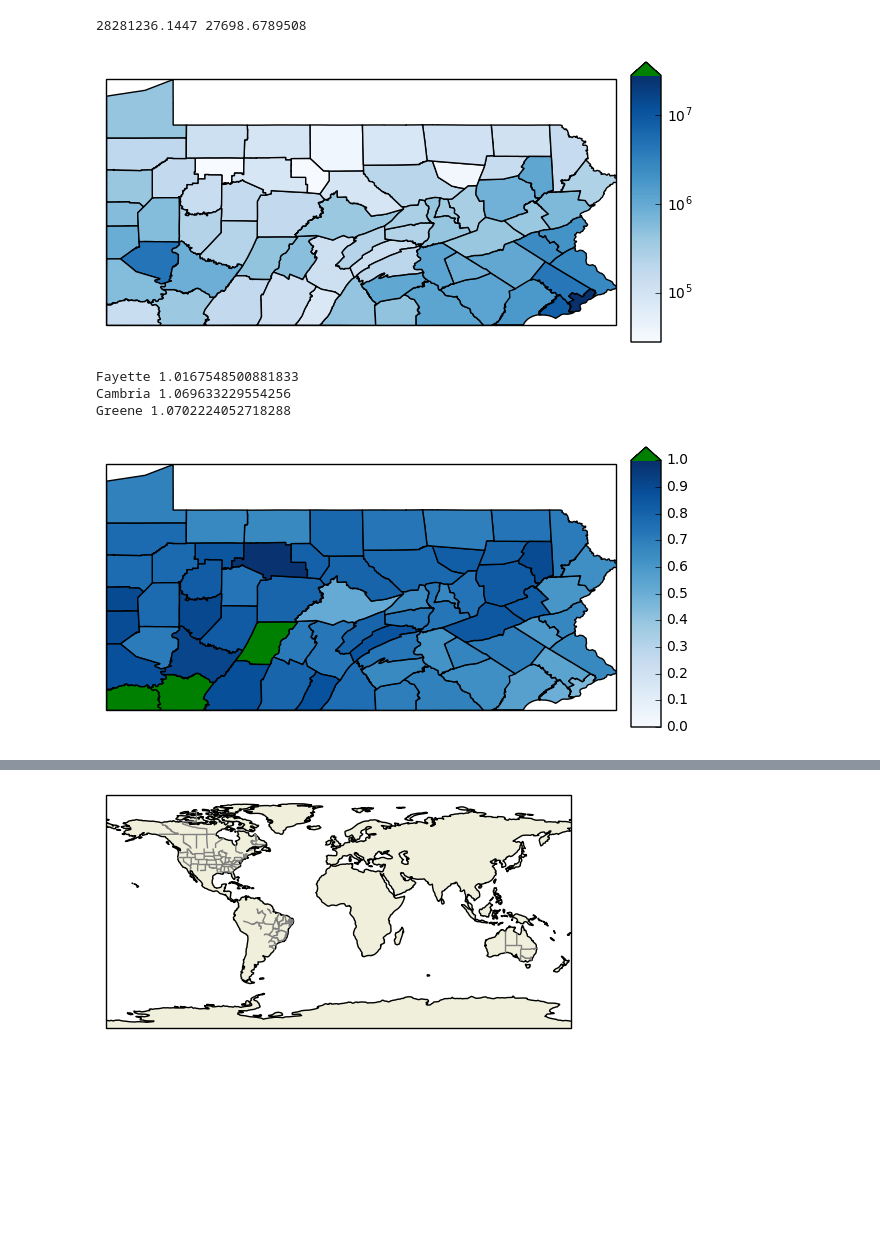
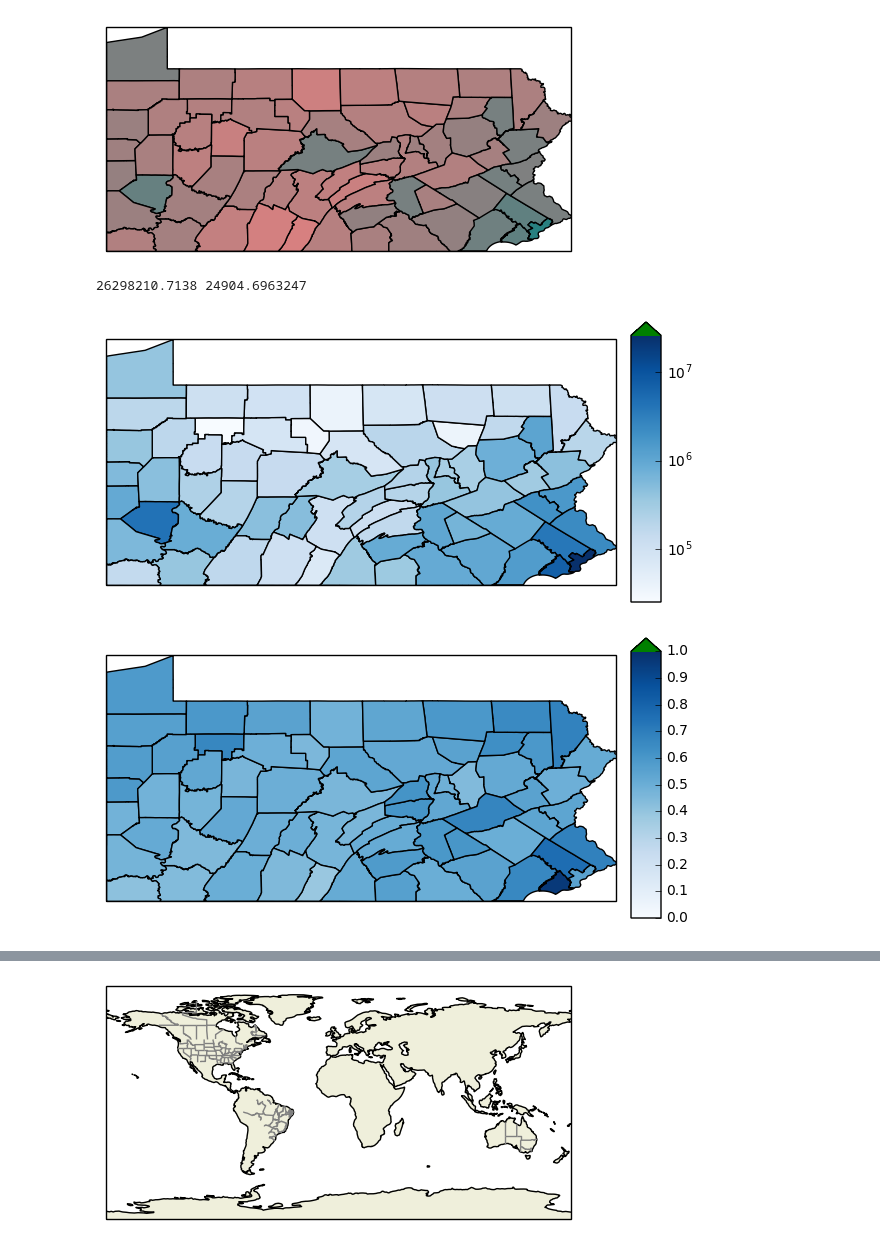
Before and after one commit to oderby/elections_2016, a Jupyter notebook: plot_pa.ipynb, the cells around one changed output, grey strips where cells are left out. Drawn from its saved outputs; the diff is of its cells as text; code cells hidden in the pictures; blank space fills up the shorter version.

```diff
--- a/plot_pa.ipynb
+++ b/plot_pa.ipynb
@@ -62,7 +60,7 @@ Perry 0.15262939737799996
 67
 # %%
 VOTERS = {}
-with open("PA/pa_registerd_voters_county.csv",'r') as f:
+with open("PA/2000_registerd_voters_county.csv",'r') as f:
     reader = csv.DictReader(f, quoting=csv.QUOTE_NONNUMERIC)
     for row in reader:
         VOTERS[row["County"].capitalize()] = row
@@ -99,7 +107,13 @@ plt.show()
+# %%
+values = {}
+for county,v in COUNTY_SHAPES.items():
+    meta = COUNTY_RESULTS[county]
+    total = sum(meta.values())
+    values[county] = (meta[TRUMP]/total,0.5,0.5)
+plot_pa_data(values)
+# %% [output]
+[figure, added]
 # %%
-fig = plt.figure()#figsize=(8, 3))
-ax = fig.add_axes([0.05, 0.05, 0.85, 0.9], projection=ccrs.PlateCarree())
-ax2 = fig.add_axes([0.925, 0.15, 0.05, 0.7])
 
 # ax = plt.axes(projection=ccrs.PlateCarree())
 colormap = cm.get_cmap("Blues")
@@ -120,66 +134,41 @@ print(norm.vmax, norm.vmin)
 
 sm = cm.ScalarMappable(norm=norm, cmap=colormap)
 
+values = {}
 for (county, shape, value) in to_plot:
     color = sm.to_rgba(value)
-#     print("sm:", k,sm.to_rgba(value), color)
-    cf = cfeature.ShapelyFeature([shape], ccrs.PlateCarree())
-    ax.add_feature(cf, facecolor=color)
+    values[county] = color
+#     print("sm:", k, value, color)
 
-ax.set_extent([-80.5198510000000027,-74.7215190000000007,39.7211469999999949,42.5160720000000012])
-ax.set_aspect(1)
-
-cb1 = mpl.colorbar.ColorbarBase(ax2, cmap=colormap, norm=norm, extend='max')
-
-plt.show()
+plot_pa_data(values, cmap=colormap, norm=norm)
 # %% [output]
-28281236.1447 27698.6789508
+26298210.7138 24904.6963247
-[figure, old version]
+[figure, new version]
 # %%
-fig = plt.figure()#figsize=(8, 3))
-ax = fig.add_axes([0.05, 0.05, 0.85, 0.9], projection=ccrs.PlateCarree())
-ax2 = fig.add_axes([0.925, 0.15, 0.05, 0.7])
-
-# ax = plt.axes(projection=ccrs.PlateCarree())
 colormap = cm.get_cmap("Blues")
 colormap.set_bad('orange')
 colormap.set_over('g')
 colormap.set_under('k')
 
-# values = []
-# for county,v in COUNTY_RESULTS.items():
-#     meta = dict(COUNTY_RESULTS[k])
-#     del meta["County"]
-#     total = sum([int(f) for f in meta.values()])
-#     vap = int(dict(VOTERS[k])["ALL"])
-#     value = int(meta["TRUMP, DONALD J"])/sum([int(VOTERS[k]["REP"]), int(VOTERS[k]["OTH"]), int(VOTERS[k]["NOF"])])
-
+values = {}
 for k,v in COUNTY_SHAPES.items():
     meta = COUNTY_RESULTS[k]
     total = sum(meta.values())
     clinton = meta[CLINTON]
     trump = meta[TRUMP]
     vap = VOTERS[k]["ALL"]
 #     color = total/vap
 #     value = int(meta["CLINTON, HILLARY"])/int(VOTERS[k]["DEM"])
 #     value = int(meta["TRUMP, DONALD J"])/int(VOTERS[k]["REP"])
 #     value = int(meta["TRUMP, DONALD J"])/sum([int(VOTERS[k]["REP"]), int(VOTERS[k]["OTH"]), int(VOTERS[k]["NOF"])])
-    value = trump/(sum([VOTERS[k]["REP"], VOTERS[k]["OTH"], VOTERS[k]["NOF"]])-(total-trump-clinton))
+    value = trump/((vap-VOTERS[k]["DEM"])-(total-trump-clinton))
+#     value = clinton/((vap-VOTERS[k]["REP"])-(total-trump-clinton))
     color = colormap(value)
+    values[k] = color
     if value > 1:
         print(k, value)
-    cf = cfeature.ShapelyFeature([v], ccrs.PlateCarree())
-    ax.add_feature(cf, facecolor=color)
 
-ax.set_extent([-80.5198510000000027,-74.7215190000000007,39.7211469999999949,42.5160720000000012])
-ax.set_aspect(1)
-
-cb1 = mpl.colorbar.ColorbarBase(ax2, cmap=colormap, norm=colors.Normalize(vmin=0, vmax=1), extend='max')
-
-plt.show()
+plot_pa_data(values, cmap=colormap)
 # %% [output]
-Fayette 1.0167548500881833
-Cambria 1.069633229554256
-Greene 1.0702224052718288
-[figure, old version]
+[figure, new version]
 # %%
```
Also changed, not shown: parts of 9 cells of this notebook, 1 other file.
